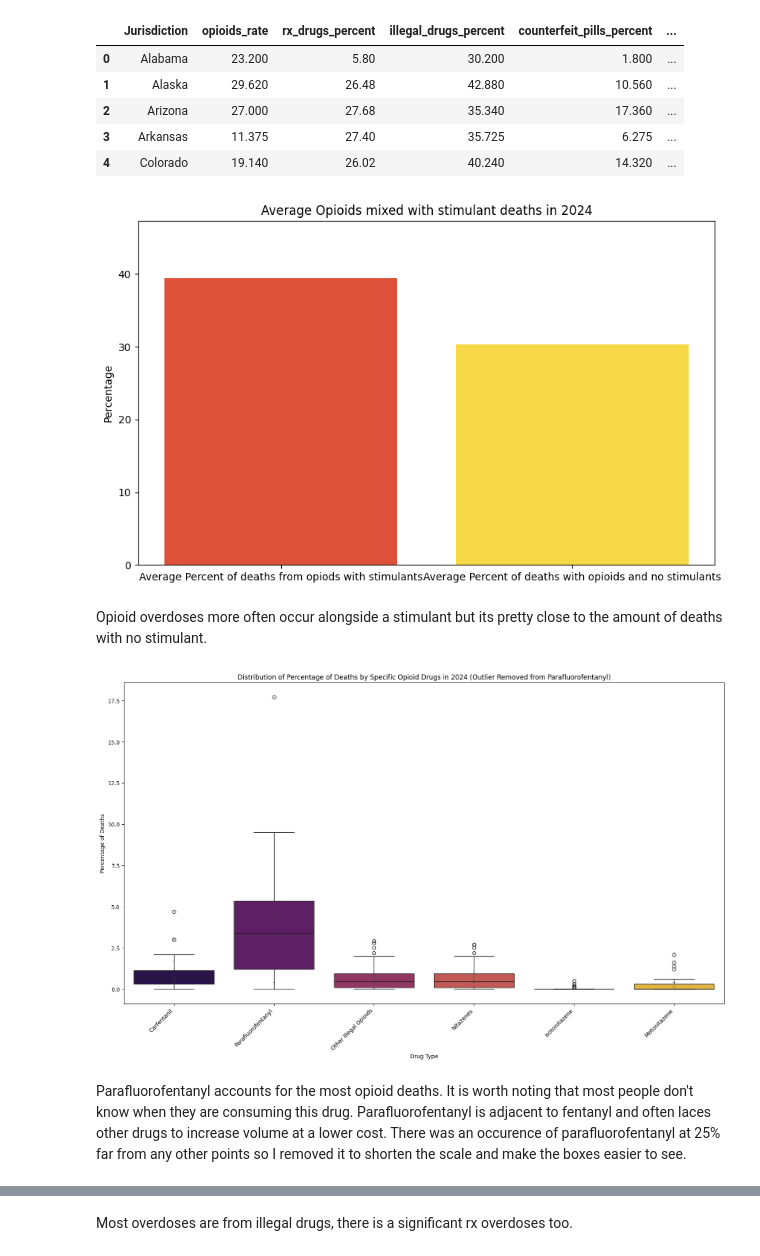
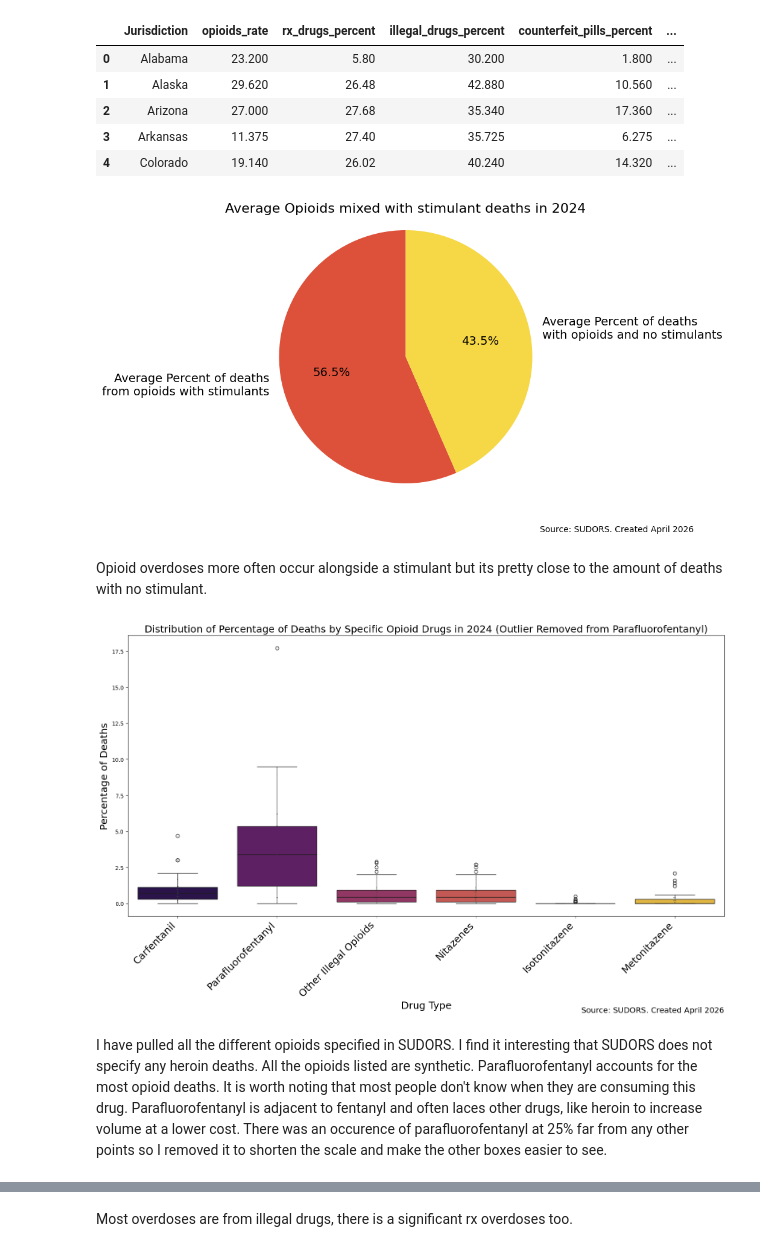
Before and after one commit to kailynforsythe/Opioid-Crisis, a Jupyter notebook: EDA/notebooks/Capstone Project EDA.ipynb, the cells around one changed output, grey strips where cells are left out. Drawn from its saved outputs; the diff is of its cells as text; code cells hidden in the pictures.

```diff
--- a/EDA/notebooks/Capstone Project EDA.ipynb
+++ b/EDA/notebooks/Capstone Project EDA.ipynb
@@ -56,26 +64,29 @@ Loading circumstance.csv...
 | 3 | Arkansas | 11.375 | 27.40 | 35.725 | 6.275 | ... |
 | 4 | Colorado | 19.140 | 26.02 | 40.240 | 14.320 | ... |
 # %%
+sudors_2024 = sudors[sudors['year'] == 2024]
 # Calculate average opioid percent and rx opioid percent
 avg_opioids_stim_percent = sudors_2024['opioids_stim_percent'].mean()
 avg_opioids_nostim_percent = sudors_2024['opioids_nostim_percent'].mean()
 
-# Create a bar graph
-labels = ['Average Percent of deaths from opiods with stimulants', 'Average Percent of deaths with opioids and no stimulants']
+# Create a pie chart
+labels = ['Average Percent of deaths\nfrom opioids with stimulants', 'Average Percent of deaths\nwith opioids and no stimulants']
 values = [avg_opioids_stim_percent, avg_opioids_nostim_percent]
 
 # Get colors from the 'inferno' colormap, avoiding purple and orange
 colors = cm.inferno(np.linspace(0.6, 0.9, len(labels)))
 
+font_size_general = 14 # Define a general font size for other elements
+
 plt.figure(figsize=(10, 6))
-plt.bar(labels, values, color=colors)
-plt.ylabel('Percentage')
-plt.title('Average Opioids mixed with stimulant deaths in 2024')
-plt.ylim(0, max(values) * 1.2) # Set y-axis limit for better visualization
-plt.savefig("Average Opioids mixed with stimulant deaths in 2024.png", bbox_inches="tight")
+plt.pie(values, labels=labels, autopct='%1.1f%%', colors=colors, startangle=90, textprops={'fontsize': font_size_general})
+plt.title('Average Opioids mixed with stimulant deaths in 2024', fontsize=font_size_general + 2)
+plt.axis('equal') # Equal aspect ratio ensures that pie is drawn as a circle.
+plt.figtext(0.99, 0.01, "Source: SUDORS. Created April 2026", ha="right", fontsize=10)
+plt.savefig("Average Opioids mixed with stimulant deaths in 2024_piechart.png", bbox_inches="tight")
 plt.show()
 # %% [output]
-[figure, old version]
+[figure, new version]
 # %% [markdown]
 Opioid overdoses more often occur alongside a stimulant but its pretty close to the amount of deaths with no stimulant.
 # %%
@@ -130,13 +141,16 @@ sns.boxplot(x='Drug Type', y='Percentage', data=df_melted_filtered, palette='inf
 # Using color=".25" for a dark grey shade for the points and reduced size
 sns.swarmplot(x='Drug Type', y='Percentage', data=df_melted_filtered, color=".25", size=1) # Reduced size to make them dots
 
-plt.ylabel('Percentage of Deaths')
-plt.title('Distribution of Percentage of Deaths by Specific Opioid Drugs in 2024 (Outlier Removed from Parafluorofentanyl)')
-plt.xticks(rotation=45, ha='right')
+plt.ylabel('Percentage of Deaths', fontsize=18)
+plt.title('Distribution of Percentage of Deaths by Specific Opioid Drugs in 2024 (Outlier Removed from Parafluorofentanyl)', fontsize=18)
+plt.xticks(rotation=45, ha='right', fontsize=18)
+plt.xlabel('Drug Type', fontsize=18)
 plt.tight_layout()
+# Add caption
+plt.figtext(0.99, 0.01, "Source: SUDORS. Created April 2026", ha="right", fontsize=14)
 plt.savefig("Distribution of Percentage of Deaths by Specific Opioid Drugs in 2024_boxplot_outlier_removed.png", bbox_inches="tight")
 plt.show()
 # %% [output]
-[figure, old version]
+[figure, new version]
 # %% [markdown]
-Parafluorofentanyl accounts for the most opioid deaths. It is worth noting that most people don't know when they are consuming this drug. Parafluorofentanyl is adjacent to fentanyl and often laces other drugs to increase volume at a lower cost. There was an occurence of parafluorofentanyl at 25% far from any other points so I removed it to shorten the scale and make the boxes easier to see.
+I have pulled all the different opioids specified in SUDORS. I find it interesting that SUDORS does not specify any heroin deaths. All the opioids listed are synthetic. Parafluorofentanyl accounts for the most opioid deaths. It is worth noting that most people don't know when they are consuming this drug. Parafluorofentanyl is adjacent to fentanyl and often laces other drugs, like heroin to increase volume at a lower cost. There was an occurence of parafluorofentanyl at 25% far from any other points so I removed it to shorten the scale and make the other boxes easier to see.
```
Also changed, not shown: parts of 14 cells of this notebook.
